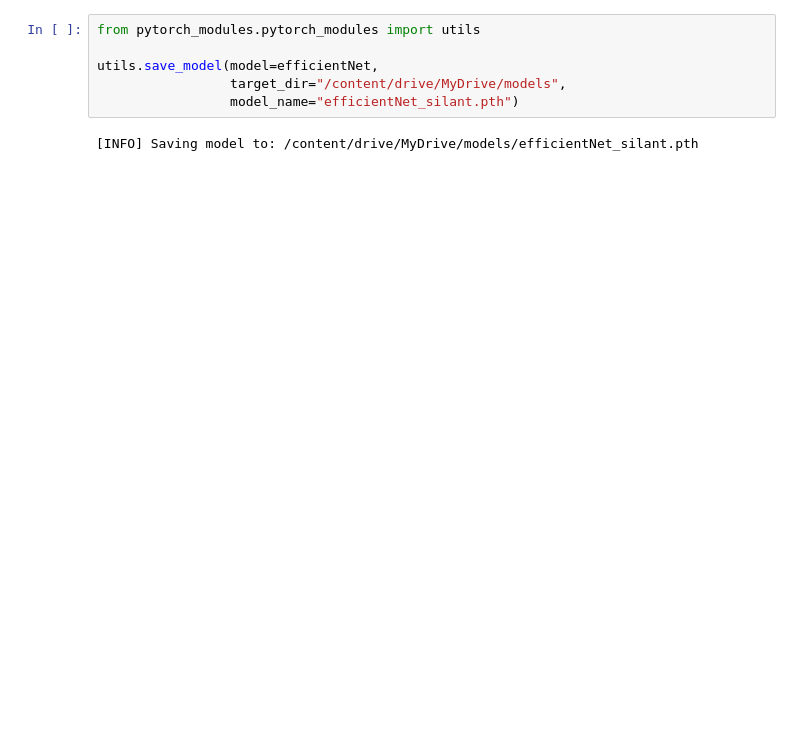
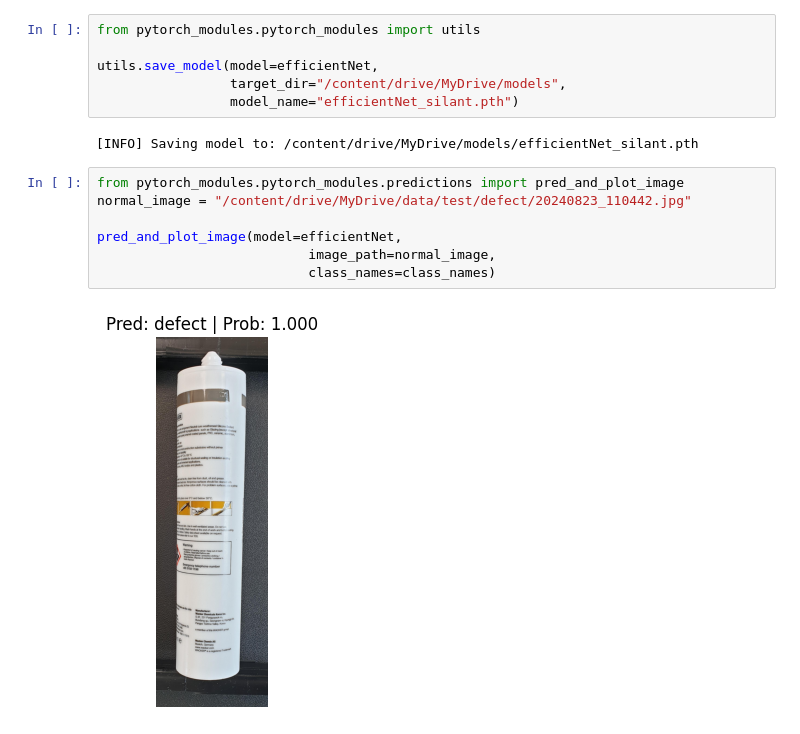
Before and after one commit to DutchVandaline/Artificial_Intelligence, a Jupyter notebook: Deep_Learning_Silant_Problem.ipynb, the cells around one changed output. Drawn from its saved outputs; the diff is of its cells as text; blank space fills up the shorter version.

```diff
--- a/Deep_Learning_Silant_Problem.ipynb
+++ b/Deep_Learning_Silant_Problem.ipynb
@@ -491,6 +511,15 @@ utils.save_model(model=efficientNet,
                  model_name="efficientNet_silant.pth")
 # %% [output]
 [INFO] Saving model to: /content/drive/MyDrive/models/efficientNet_silant.pth
+# %%
+from pytorch_modules.pytorch_modules.predictions import pred_and_plot_image
+normal_image = "/content/drive/MyDrive/data/test/defect/20240823_110442.jpg"
+
+pred_and_plot_image(model=efficientNet,
+                           image_path=normal_image,
+                           class_names=class_names)
+# %% [output]
+[figure, added]
 # %%
 import torch
 import matplotlib.pyplot as plt
```
Also changed, not shown: parts of 34 cells of this notebook.
